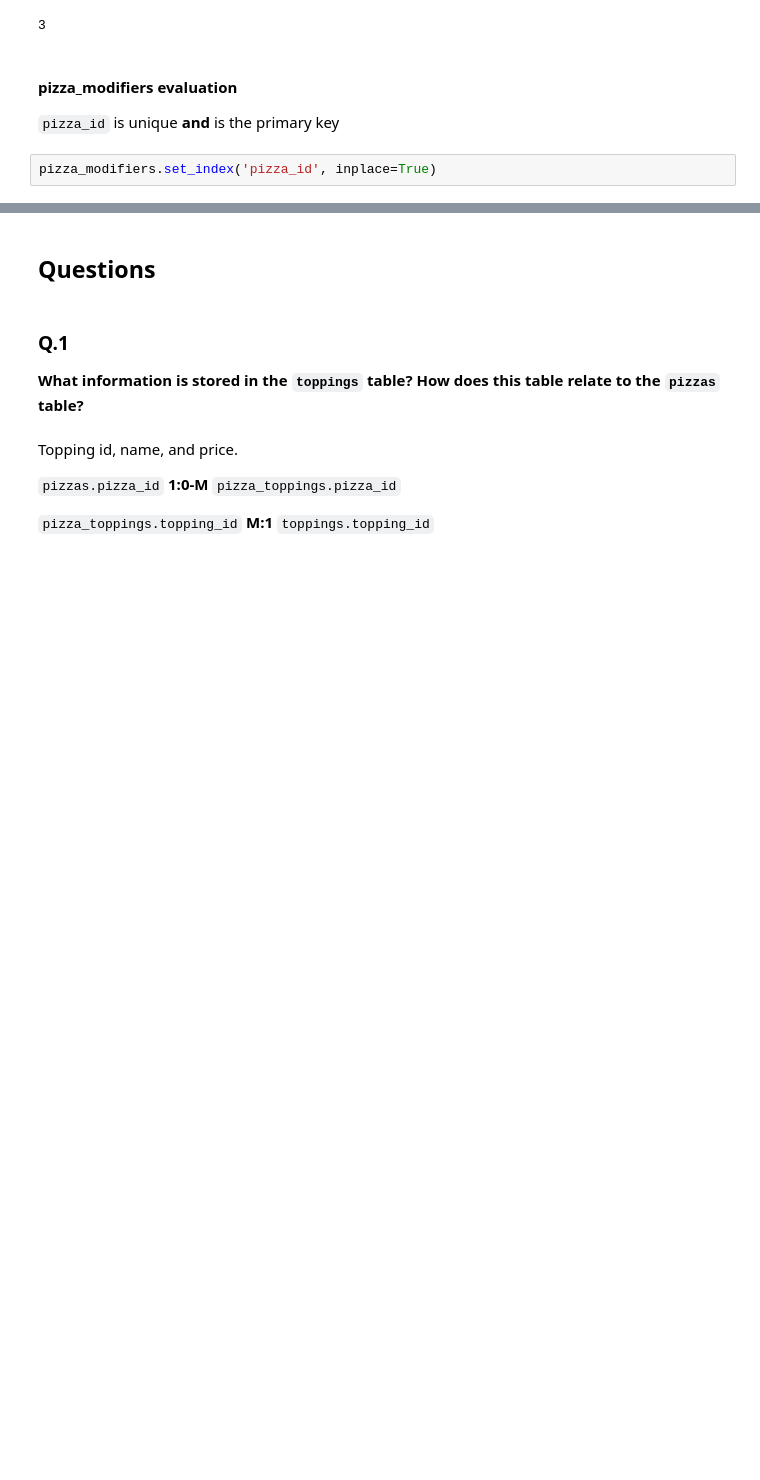
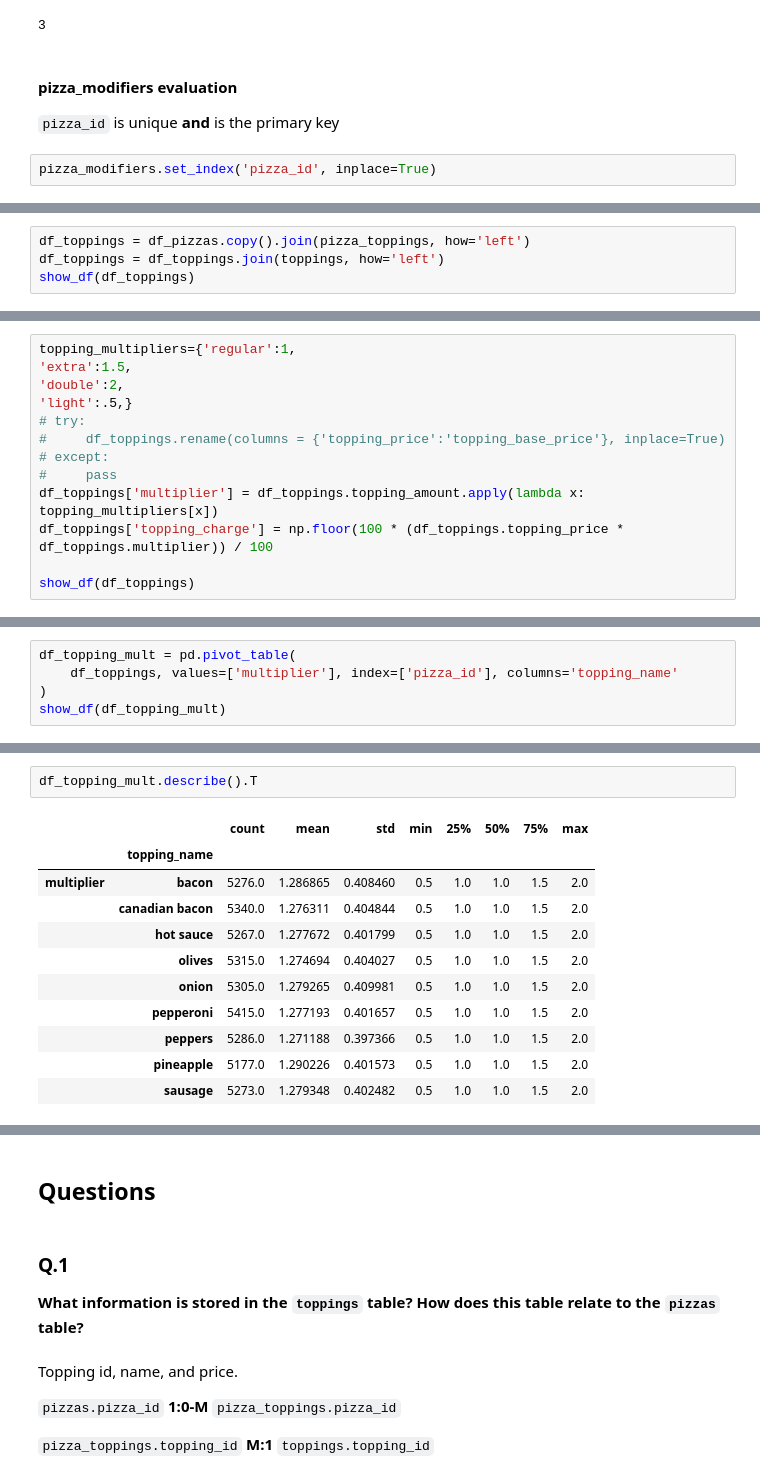
Before and after one commit to kjeliasen/zach_pandas, a Jupyter notebook: Zach_pandas_notebook.ipynb, the cells around one changed output, grey strips where cells are left out. Drawn from its saved outputs; the diff is of its cells as text; blank space fills up the shorter version.

```diff
--- a/Zach_pandas_notebook.ipynb
+++ b/Zach_pandas_notebook.ipynb
@@ -572,0 +578,4 @@ pizza_modifiers.set_index('pizza_id', inplace=True)
+# %%
+df_toppings = df_pizzas.copy().join(pizza_toppings, how='left')
+df_toppings = df_toppings.join(toppings, how='left')
+show_df(df_toppings)
@@ -572,0 +610,13 @@ pizza_modifiers.set_index('pizza_id', inplace=True)
+# %%
+topping_multipliers={'regular':1,
+'extra':1.5,
+'double':2,
+'light':.5,}
+# try:
+#     df_toppings.rename(columns = {'topping_price':'topping_base_price'}, inplace=True)
+# except:
+#     pass
+df_toppings['multiplier'] = df_toppings.topping_amount.apply(lambda x: topping_multipliers[x])
+df_toppings['topping_charge'] = np.floor(100 * (df_toppings.topping_price * df_toppings.multiplier)) / 100
+
+show_df(df_toppings)
@@ -572,0 +648,5 @@ pizza_modifiers.set_index('pizza_id', inplace=True)
+# %%
+df_topping_mult = pd.pivot_table(
+    df_toppings, values=['multiplier'], index=['pizza_id'], columns='topping_name'
+)
+show_df(df_topping_mult)
@@ -572,0 +679,14 @@ pizza_modifiers.set_index('pizza_id', inplace=True)
+# %%
+df_topping_mult.describe().T
+# %% [output]
+|  |  | count | mean | std | min | 25% | 50% | 75% | max |
+|  | topping_name |  |  |  |  |  |  |  |  |
+| multiplier | bacon | 5276.0 | 1.286865 | 0.408460 | 0.5 | 1.0 | 1.0 | 1.5 | 2.0 |
+|  | canadian bacon | 5340.0 | 1.276311 | 0.404844 | 0.5 | 1.0 | 1.0 | 1.5 | 2.0 |
+|  | hot sauce | 5267.0 | 1.277672 | 0.401799 | 0.5 | 1.0 | 1.0 | 1.5 | 2.0 |
+|  | olives | 5315.0 | 1.274694 | 0.404027 | 0.5 | 1.0 | 1.0 | 1.5 | 2.0 |
+|  | onion | 5305.0 | 1.279265 | 0.409981 | 0.5 | 1.0 | 1.0 | 1.5 | 2.0 |
+|  | pepperoni | 5415.0 | 1.277193 | 0.401657 | 0.5 | 1.0 | 1.0 | 1.5 | 2.0 |
+|  | peppers | 5286.0 | 1.271188 | 0.397366 | 0.5 | 1.0 | 1.0 | 1.5 | 2.0 |
+|  | pineapple | 5177.0 | 1.290226 | 0.401573 | 0.5 | 1.0 | 1.0 | 1.5 | 2.0 |
+|  | sausage | 5273.0 | 1.279348 | 0.402482 | 0.5 | 1.0 | 1.0 | 1.5 | 2.0 |
```
Also changed, not shown: parts of 16 cells of this notebook.
